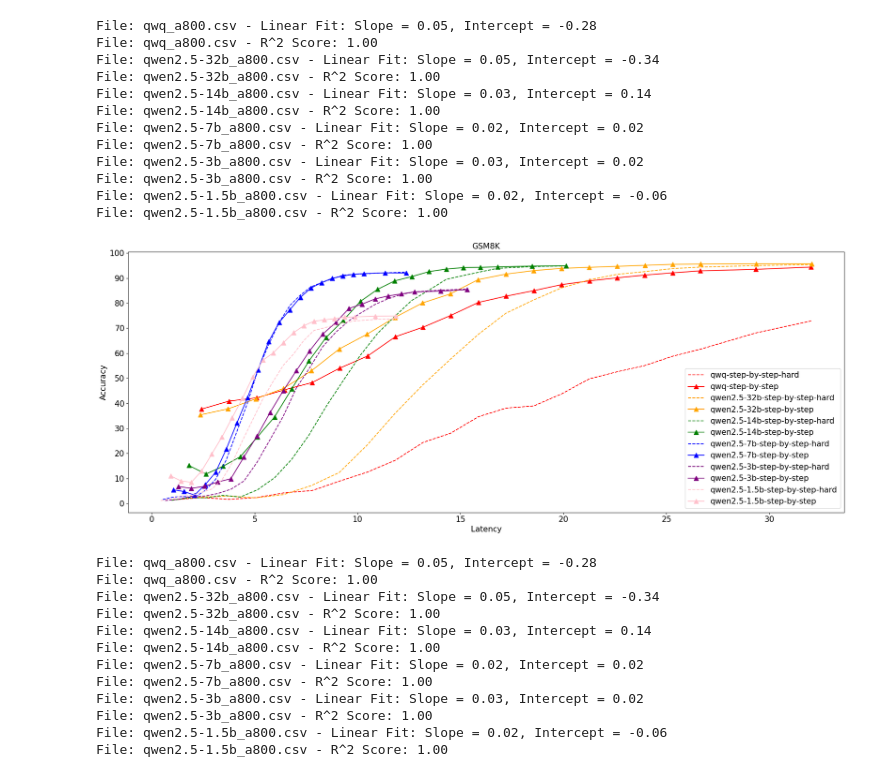
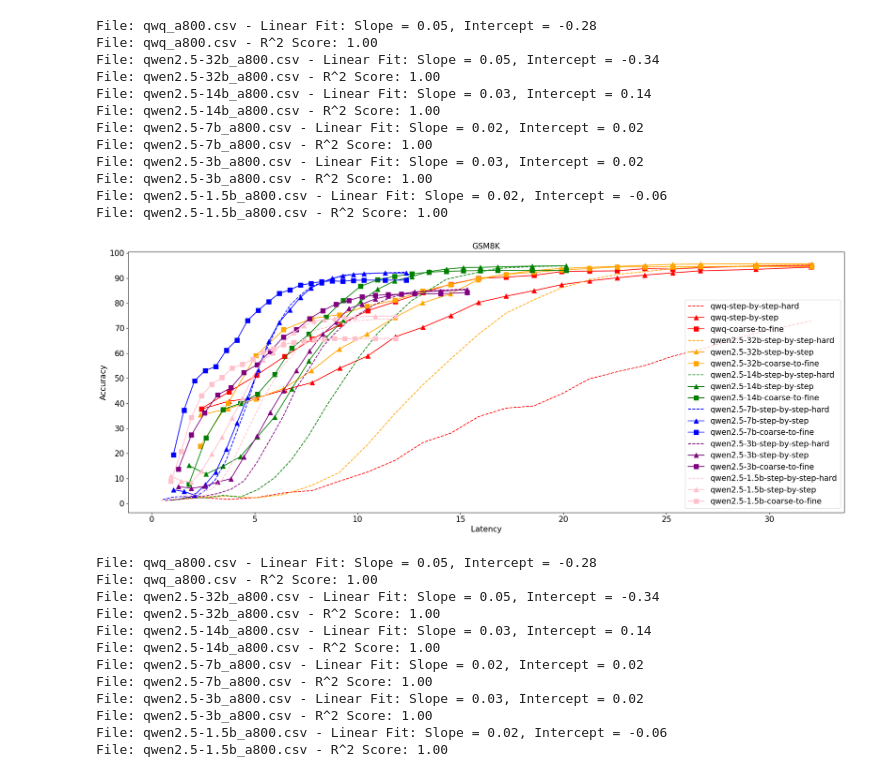
Before and after one commit to miniTsl/Time-Constrained-CoT, a Jupyter notebook: plot/plot_acc_latyency.ipynb, the cells around one changed output. Saved outputs shown, nothing was run; the diff lists cells and outputs as text; code cells hidden in the pictures.

```diff
--- a/plot/plot_acc_latyency.ipynb
+++ b/plot/plot_acc_latyency.ipynb
@@ -133,23 +133,23 @@ File: qwen2.5-1.5b_a800.csv - R^2 Score: 1.00
 # %%
 plt.figure(figsize=(20, 8))
 marker_size = 8
 
 for index, model in enumerate(model_list):
     plt.plot(latency_lists[index], acc_lists_hard[index], markersize=marker_size, linestyle='--', color=colors[index], label= model + "-step-by-step-hard")
     plt.plot(latency_lists[index][1:], acc_lists_sbs[index][:-1], marker='^', markersize=marker_size, color=colors[index], label= model + "-step-by-step")
-    # plt.plot(latency_lists[index][1:], acc_lists_c2f[index][:-1], marker='s', markersize=marker_size, color=colors[index], label= model + "-coarse-to-fine")
+    plt.plot(latency_lists[index][1:], acc_lists_c2f[index][:-1], marker='s', markersize=marker_size, color=colors[index], label= model + "-coarse-to-fine")
 
 plt.xlabel("Latency", fontsize=15)
 plt.ylabel("Accuracy", fontsize=15)
 plt.title(f"{dataset.upper()}", fontsize=15)
 plt.yticks(np.arange(0, 101, 10), fontsize=15)  # Set y-ticks interval to 10
 plt.xticks(np.arange(0, 31, 5), fontsize=15)    # Set x-ticks interval to 5
 # Move the legend to the bottom right corner
 plt.legend(loc='lower right', fontsize=15)  # Set legend font size
 # Adjust layout
 plt.tight_layout()
 # %% [output]
-[figure, old version]
+[figure, new version]
 # %%
 dataset = "math"
 latency_lists = []
```
Also changed, not shown: parts of 1 cell of this notebook, 51 other files.
